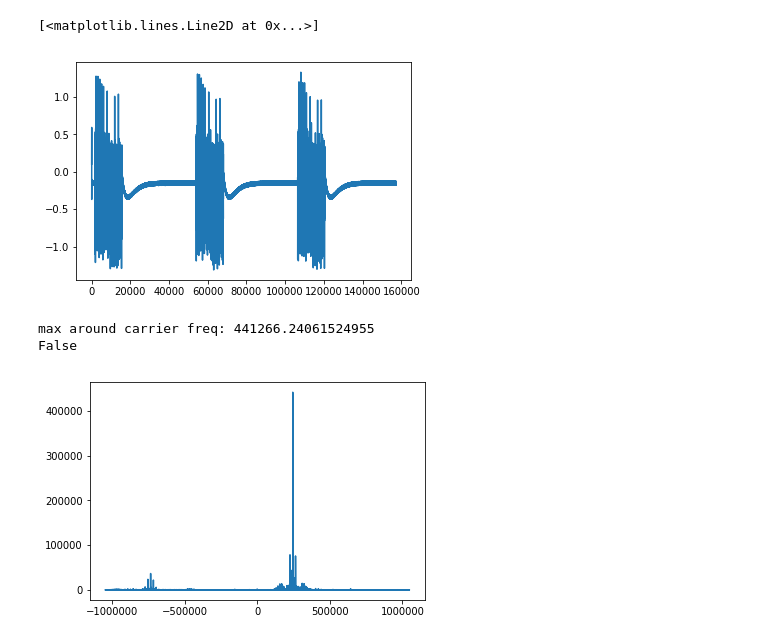
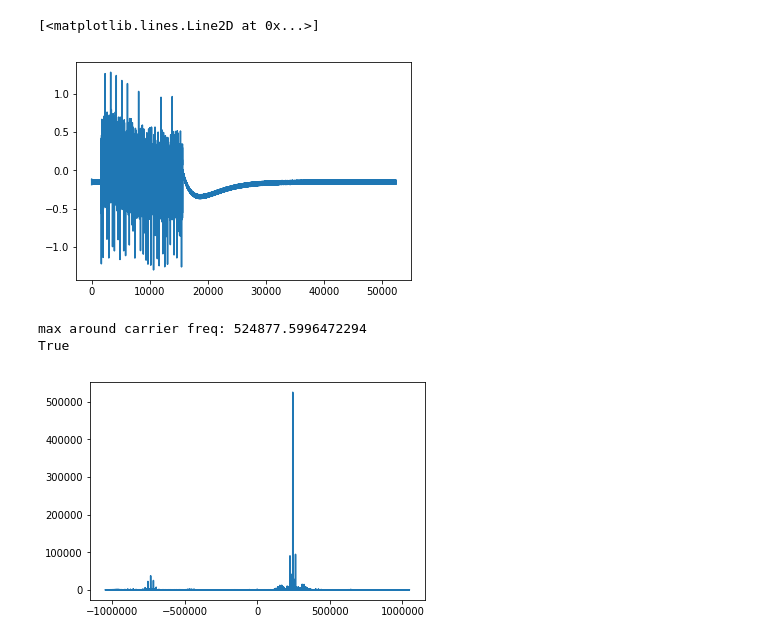
Before and after one commit to Aster1222/Networks-Final, a Jupyter notebook: receiver/notebooks/receive.ipynb, the cells around one changed output. Cells and saved outputs as stored; diff of their text form; code cells hidden in the pictures.

```diff
--- a/receiver/notebooks/receive.ipynb
+++ b/receiver/notebooks/receive.ipynb
@@ -18,20 +21,20 @@ baud = 300
 samp_per_bit = samp_rate/baud
 n_bits = 44
 # %%
-time = 1542489238
-end = 1542489240
+time = 1542492821
+end = time
 path = '/Users/collinshuff/Documents/UVa-Fall18/CS4457/Networks-Final/receiver/samples'
 samples = np.load(f'{path}/{time}.npy')
 time += 1
 while time <= end:
     samples = np.concatenate([samples, np.load(f'{path}/{time}.npy')])
     time += 1
 
 fm_demodulated_wave, new_samp_rate = fm_demodulate(samples, frequency, offset, samp_rate)
 plt.plot(fm_demodulated_wave)
 # %% [output]
 [<matplotlib.lines.Line2D at 0x...>]
-[figure, old version]
+[figure, new version]
 # %%
 samples = samples[:samp_rate]
 fft = scipy.fftpack.fft(samples)
@@ -39,6 +42,6 @@ freqs = scipy.fftpack.fftfreq(len(samples)) * samp_rate
 plt.plot(freqs, np.abs(fft))
 print(detect_transmitter_on(samples, samp_rate, offset))
 # %% [output]
-max around carrier freq: 441266.24061524955
-False
+max around carrier freq: 524877.5996472294
+True
-[figure, old version]
+[figure, new version]
```
Also changed, not shown: parts of 2 cells of this notebook, 7 other files.
